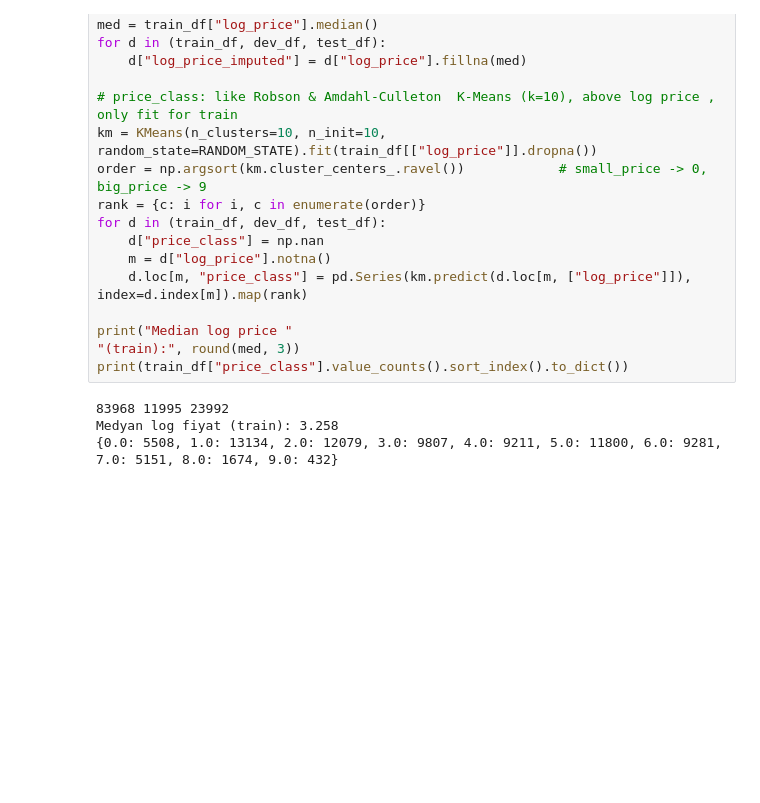
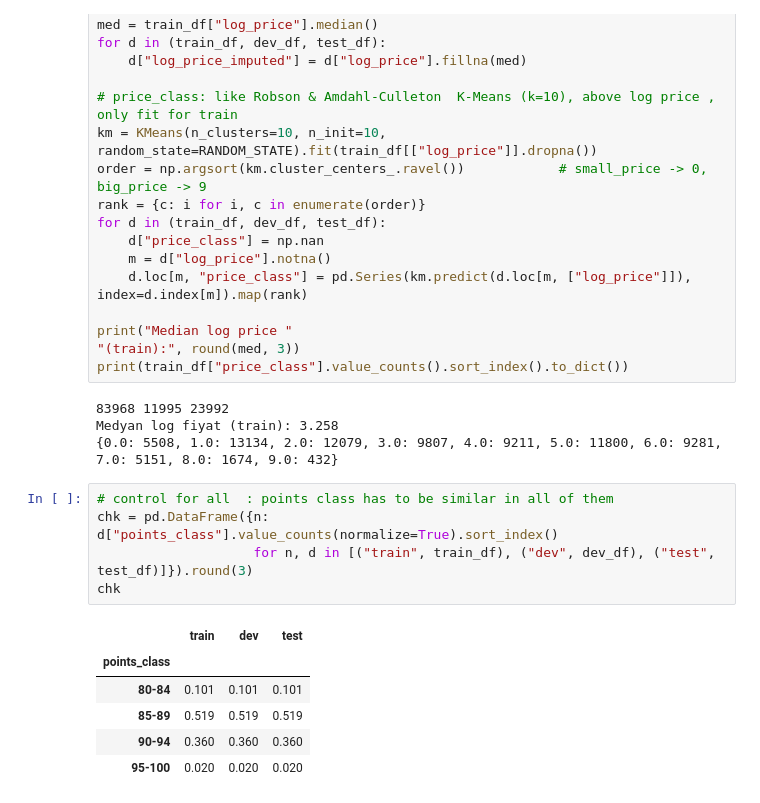
Before and after one commit to AUstundagx/Wine-Quality-Prediction, a Jupyter notebook: notebooks/data_kaggle.ipynb, the cells around one changed output. Drawn from its saved outputs; the diff is of its cells as text; blank space fills up the shorter version.

Commit message:
check for points class ratio in data spilts it has to be similar all 3 of them

```diff
--- a/notebooks/data_kaggle.ipynb
+++ b/notebooks/data_kaggle.ipynb
@@ -276,3 +276,15 @@ print(train_df["price_class"].value_counts().sort_index().to_dict())
 83968 11995 23992
 Medyan log fiyat (train): 3.258
 {0.0: 5508, 1.0: 13134, 2.0: 12079, 3.0: 9807, 4.0: 9211, 5.0: 11800, 6.0: 9281, 7.0: 5151, 8.0: 1674, 9.0: 432}
+# %%
+# control for all  : points class has to be similar in all of them
+chk = pd.DataFrame({n: d["points_class"].value_counts(normalize=True).sort_index()
+                    for n, d in [("train", train_df), ("dev", dev_df), ("test", test_df)]}).round(3)
+chk
+# %% [output]
+|  | train | dev | test |
+| points_class |  |  |  |
+| 80-84 | 0.101 | 0.101 | 0.101 |
+| 85-89 | 0.519 | 0.519 | 0.519 |
+| 90-94 | 0.360 | 0.360 | 0.360 |
+| 95-100 | 0.020 | 0.020 | 0.020 |
```
